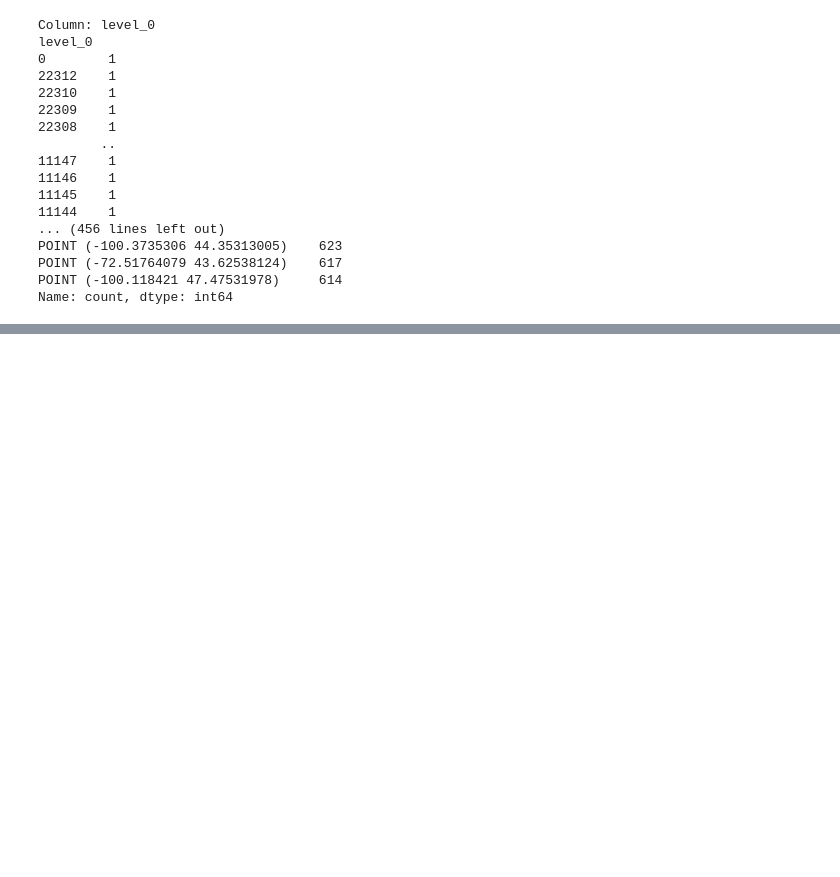
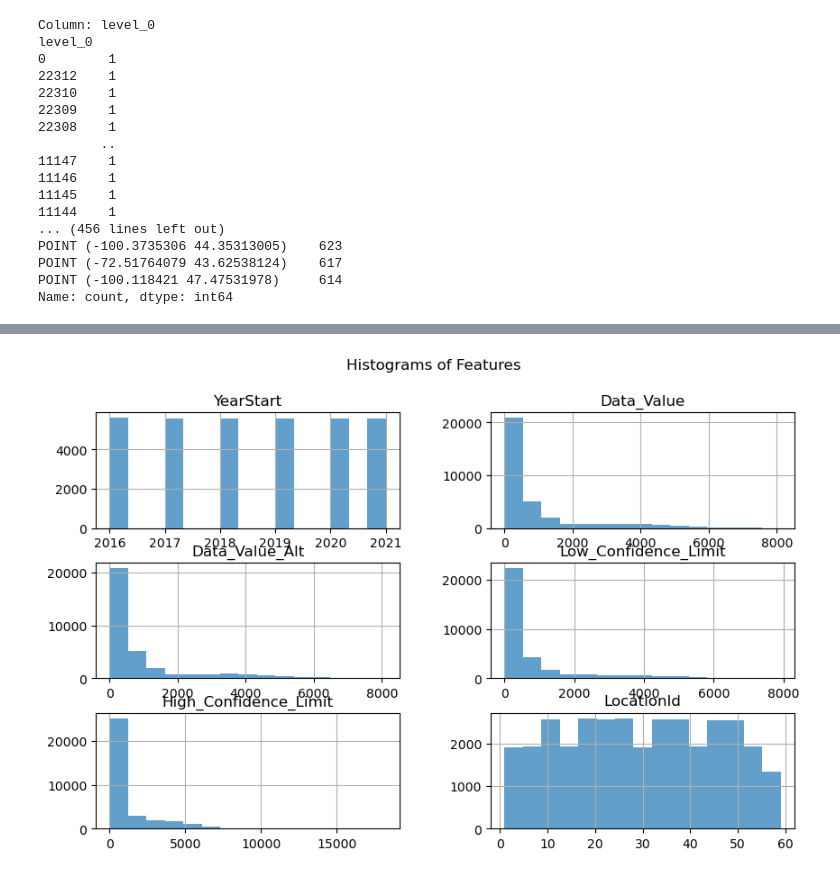
Before and after one commit to JTK112/Springboard--Joshua-D., a Jupyter notebook: DataWrangling.ipynb, the cells around one changed output, grey strips where cells are left out. Saved outputs shown, nothing was run; the diff lists cells and outputs as text; code cells hidden in the pictures; blank space fills up the shorter version.

```diff
--- a/DataWrangling.ipynb
+++ b/DataWrangling.ipynb
@@ -180,9 +180,3 @@ POINT (-100.118421 47.47531978)     614
 Name: count, dtype: int64
 # %%
 #The above looks like what we should expect for this data set.
-# %%
-# rename some columns to clear up the  class = DiseaseState, type =DiseaseSeverity
-CMS2.rename(columns={'class': 'DiseaseState', 'type': 'DiseaseSeverity'}, inplace=True)
-
-# Print the head of the DataFrame
-print(CMS2.head(10))
@@ -214,3 +186,11 @@ See the caveats in the documentation: https://pandas.pydata.org/pandas-docs/stab
 -we could do a count of claims by disease state and by Age, gender and race trended over the years.
 - the geoloc column could add a deep level of granularity with the dataset during the visualization stage
 """"
+# %%
+CMS2.columns = CMS2.columns.str.strip()
+
+# Rename the columns
+CMS2.columns = [col.replace('class', 'DiseaseState') if 'class' in col else col.replace('type', 'DiseaseSeverity') if 'type' in col else col for col in CMS2.columns]
+
+# Print the head of the DataFrame
+print(CMS2.head(10))
@@ -216,0 +265,9 @@ See the caveats in the documentation: https://pandas.pydata.org/pandas-docs/stab
+# %%
+# 1.Identify features - LocationDesc,Topic,Break_Out,Break_Out_Category
+import pandas as pd
+import matplotlib.pyplot as plt
+CMS2.hist(figsize=(10, 6), bins=15, alpha=0.7)
+plt.suptitle('Histograms of Features')
+plt.show()
+# %% [output]
+[figure, added]
```
Also changed, not shown: parts of 12 cells of this notebook.
